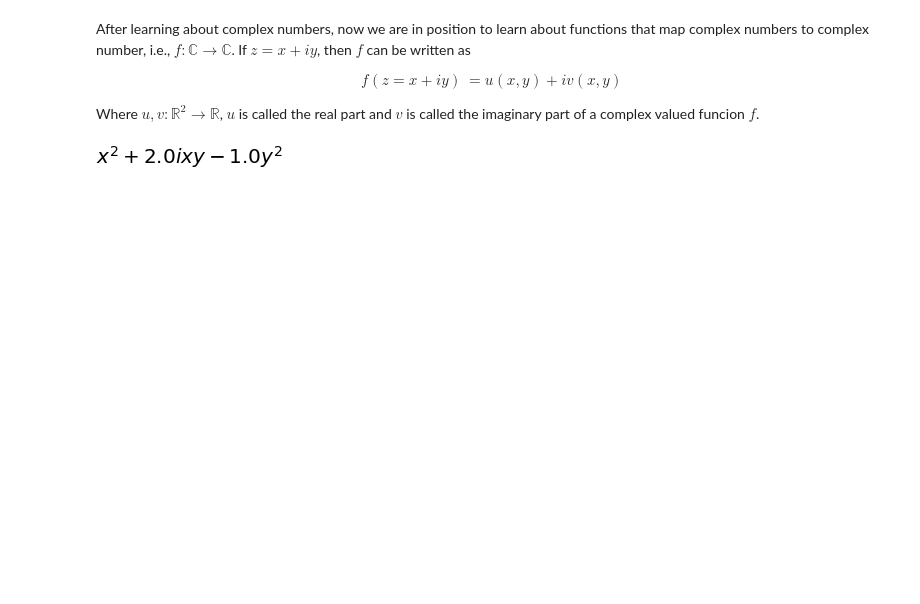
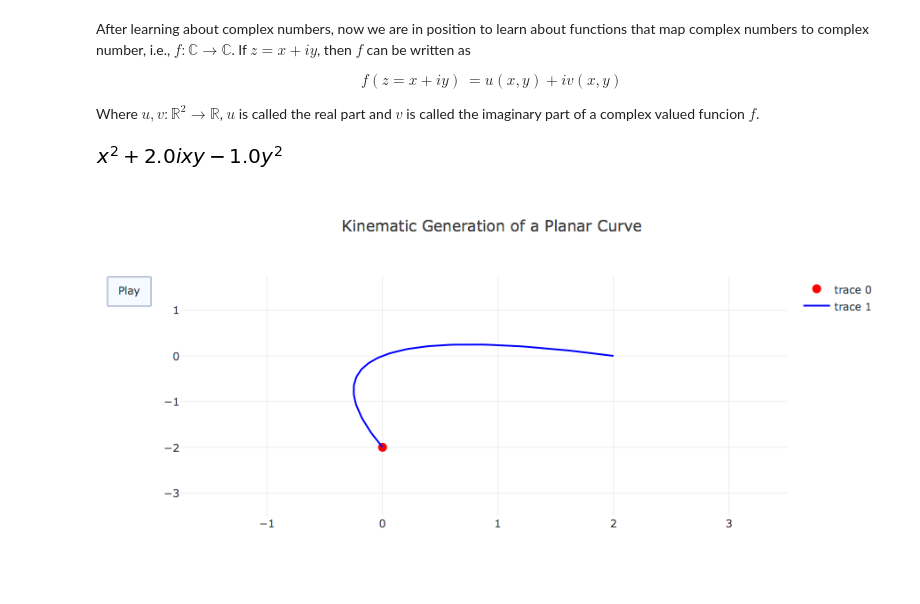
Before and after one commit to ssumanss/ssumanss.github.io, a Jupyter notebook: docs/Function.ipynb, the cells around one changed output. Saved outputs shown, nothing was run; the diff lists cells and outputs as text; code cells hidden in the pictures; blank space fills up the shorter version.

```diff
--- a/docs/Function.ipynb
+++ b/docs/Function.ipynb
@@ -68,0 +18,49 @@ sp.collect(f.expand(), 1j)
+# %%
+from plotly.offline import init_notebook_mode, iplot
+from IPython.display import display, HTML
+import numpy as np
+
+init_notebook_mode(connected=True)
+
+t=np.linspace(-1,1,100)
+x=t+t**2
+y=t-t**2
+xm=np.min(x)-1.5
+xM=np.max(x)+1.5
+ym=np.min(y)-1.5
+yM=np.max(y)+1.5
+N=50
+s=np.linspace(-1,1,N)
+xx=s+s**2
+yy=s-s**2
+
+
+data=[dict(x=x, y=y,
+           mode='lines',
+           line=dict(width=2, color='blue')
+          ),
+      dict(x=x, y=y,
+           mode='lines',
+           line=dict(width=2, color='blue')
+          )
+    ]
+
+layout=dict(xaxis=dict(range=[xm, xM], autorange=False, zeroline=False),
+            yaxis=dict(range=[ym, yM], autorange=False, zeroline=False),
+            title='Kinematic Generation of a Planar Curve', hovermode='closest',
+            updatemenus= [{'type': 'buttons',
+                           'buttons': [{'label': 'Play',
+                                        'method': 'animate',
+                                        'args': [None]}]}])
+
+frames=[dict(data=[dict(x=[xx[k]],
+                        y=[yy[k]],
+                        mode='markers',
+                        marker=dict(color='red', size=10)
+                        )
+                  ]) for k in range(N)]
+
+figure1=dict(data=data, layout=layout, frames=frames)
+iplot(figure1)
+# %% [output]
+[figure, added]
```
Also changed, not shown: parts of 11 cells of this notebook.
